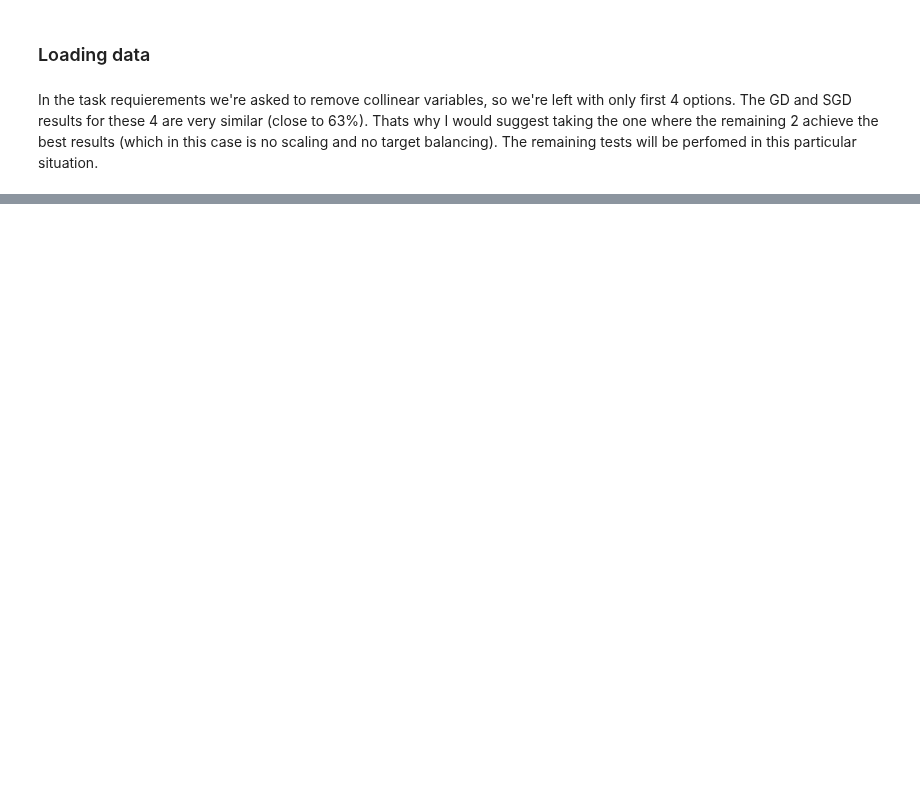
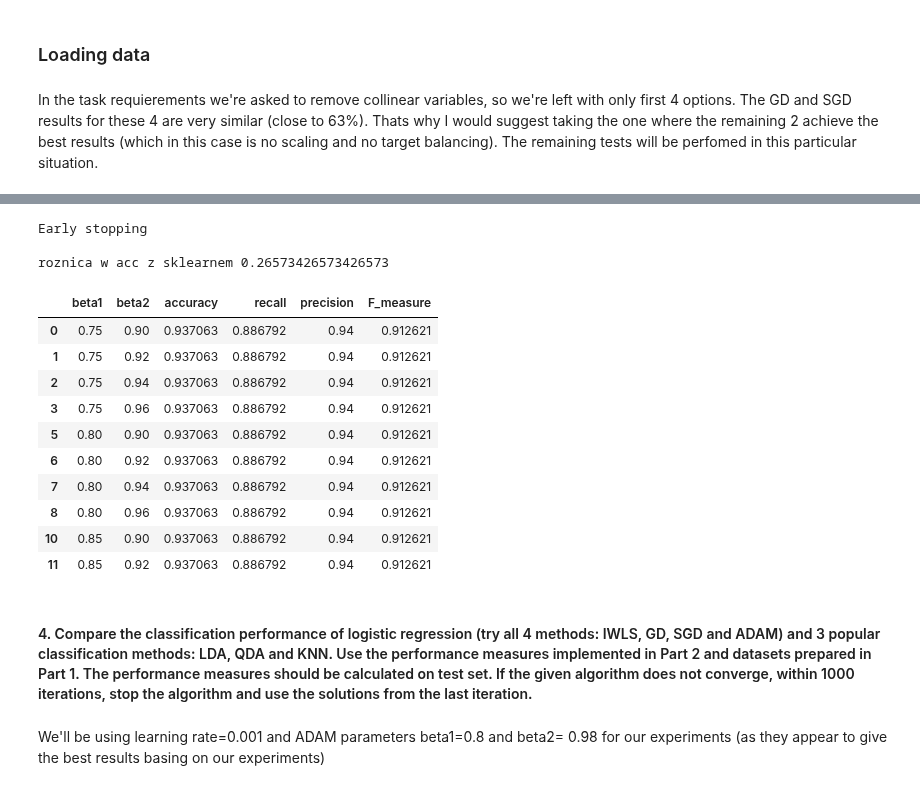
Before and after one commit to pawel99k/AML2022, a Jupyter notebook: Project1/Wdbc_experiments.ipynb, the cells around one changed output, grey strips where cells are left out. Cells and saved outputs as stored; diff of their text form; code cells hidden in the pictures; blank space fills up the shorter version.

```diff
--- a/Project1/Wdbc_experiments.ipynb
+++ b/Project1/Wdbc_experiments.ipynb
@@ -93,0 +126,37 @@ Convergence analysis: check how the value of log-likelihood function depends on
+# %%
+from sklearn.linear_model import SGDClassifier
+
+sgd_skl=SGDClassifier(loss='log',max_iter=1000)
+sgd_skl.fit(X_wdbc_train_exp,y_wdbc_train_exp)
+model=LogReg(optimization='Stochastic Gradient Descent', learning_rate=0.01, epochs=1000)
+model.train(X_wdbc_train_exp.to_numpy(),y_wdbc_train_exp.to_numpy())
+print("\nroznica w acc z sklearnem",(sgd_skl.predict(X_wdbc_test_exp)==y_wdbc_test).mean()-(model.predict(X_wdbc_test_exp.to_numpy())==y_wdbc_test).mean()
+ )
+# %% [output]
+Early stopping
+
+roznica w acc z sklearnem 0.26573426573426573
+# %%
+tested_betas_1=np.linspace(start=0.75,stop=.95,num=5)
+tested_betas_2=np.linspace(start=0.90,stop=0.98,num=5)
+
+res_test_betas=experiments.test_betas(tested_betas_1,tested_betas_2,
+                                      X_wdbc_train_exp.to_numpy(), y_wdbc_train_exp.to_numpy(),
+                                      X_wdbc_test_exp.to_numpy(),y_wdbc_test)
+res_test_betas.sort_values(by=['accuracy','F_measure','recall','precision'],ascending=False).head(10)
+# %% [output]
+|  | beta1 | beta2 | accuracy | recall | precision | F_measure |
+| 0 | 0.75 | 0.90 | 0.937063 | 0.886792 | 0.94 | 0.912621 |
+| 1 | 0.75 | 0.92 | 0.937063 | 0.886792 | 0.94 | 0.912621 |
+| 2 | 0.75 | 0.94 | 0.937063 | 0.886792 | 0.94 | 0.912621 |
+| 3 | 0.75 | 0.96 | 0.937063 | 0.886792 | 0.94 | 0.912621 |
+| 5 | 0.80 | 0.90 | 0.937063 | 0.886792 | 0.94 | 0.912621 |
+| 6 | 0.80 | 0.92 | 0.937063 | 0.886792 | 0.94 | 0.912621 |
+| 7 | 0.80 | 0.94 | 0.937063 | 0.886792 | 0.94 | 0.912621 |
+| 8 | 0.80 | 0.96 | 0.937063 | 0.886792 | 0.94 | 0.912621 |
+| 10 | 0.85 | 0.90 | 0.937063 | 0.886792 | 0.94 | 0.912621 |
+| 11 | 0.85 | 0.92 | 0.937063 | 0.886792 | 0.94 | 0.912621 |
+# %% [markdown]
+#### 4. Compare the classification performance of logistic regression (try all 4 methods: IWLS, GD, SGD and ADAM) and 3 popular classification methods: LDA, QDA and KNN. Use the performance measures implemented in Part 2 and datasets prepared in Part 1. The performance measures should be calculated on test set. If the given algorithm does not converge, within 1000 iterations, stop the algorithm and use the solutions from the last iteration.
+# %% [markdown]
+We'll be using learning rate=0.001 and ADAM parameters beta1=0.8 and beta2= 0.98 for our experiments (as they appear to give the best results basing on our experiments)
```
Also changed, not shown: parts of 11 cells of this notebook, 4 other files.
